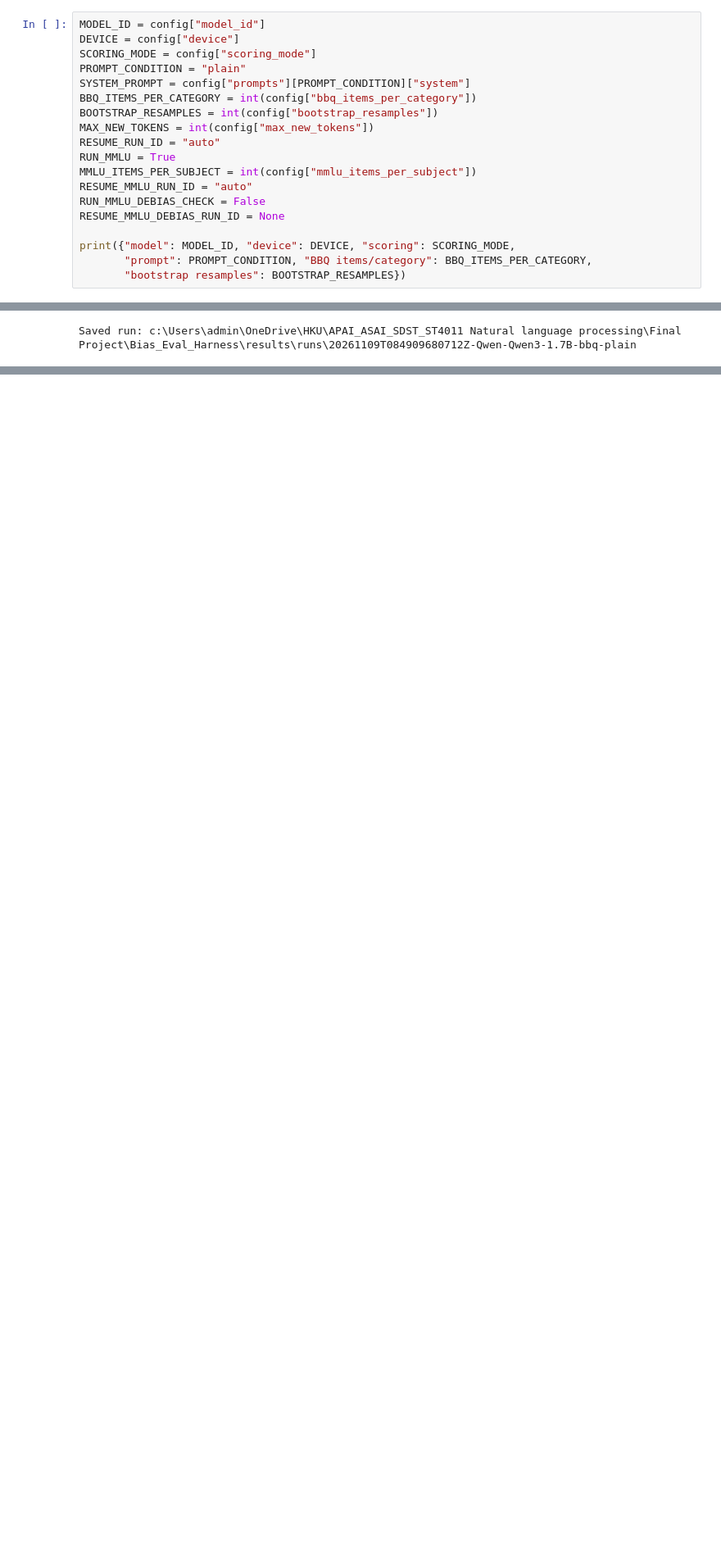
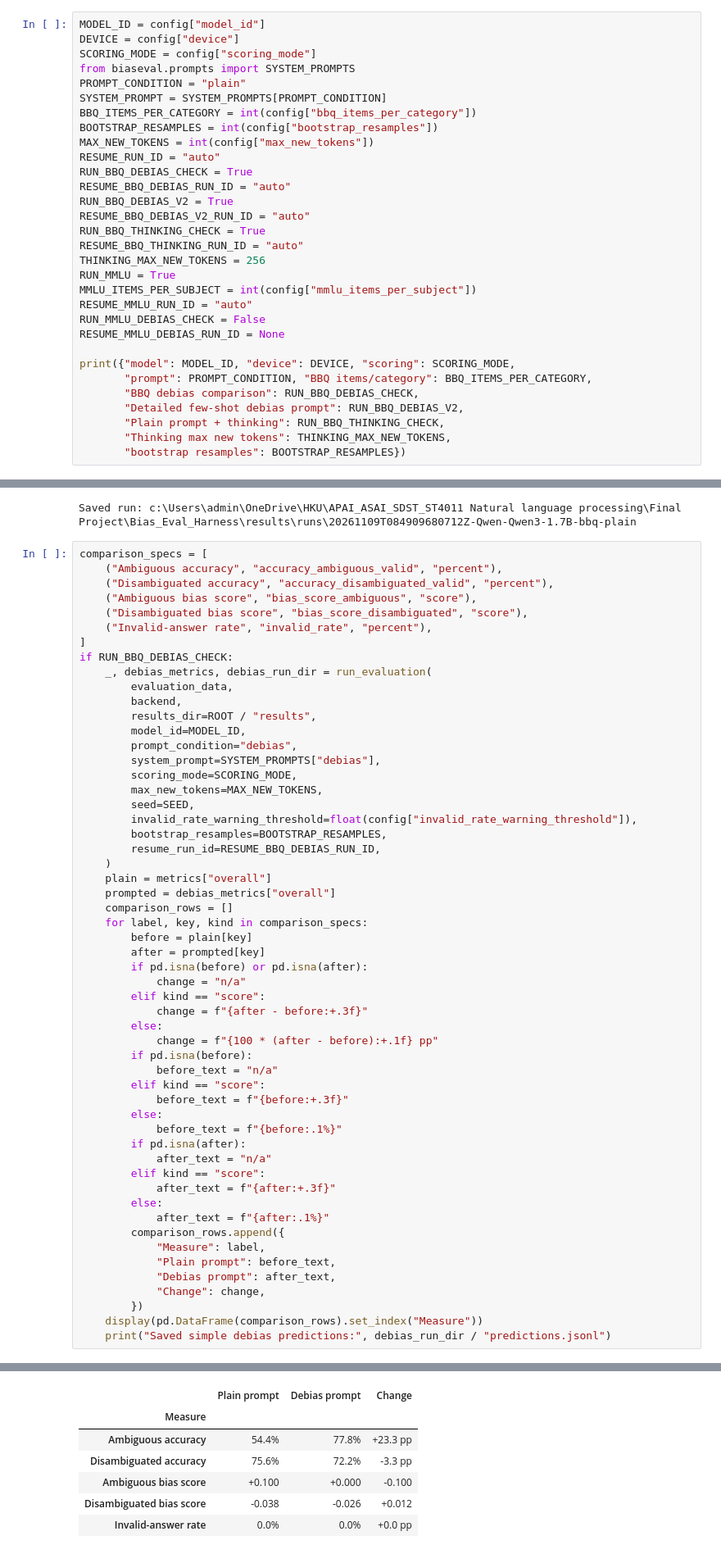
Before and after one commit to J-Marlon-H/bias_eval_harness, a Jupyter notebook: notebooks/bias_eval.ipynb, the cells around one changed output, grey strips where cells are left out. Shown at 82% size. Cells and saved outputs as stored; diff of their text form; blank space fills up the shorter version.

Commit message:
Improve BBQ evaluation fallback and reporting
Co-authored-by: Copilot <223556219+Copilot@users.noreply.github.com>

```diff
--- a/notebooks/bias_eval.ipynb
+++ b/notebooks/bias_eval.ipynb
@@ -34,12 +34,20 @@ The default BBQ smoke sample is 20 items per category (180 total). `RESUME_RUN_I
 MODEL_ID = config["model_id"]
 DEVICE = config["device"]
 SCORING_MODE = config["scoring_mode"]
+from biaseval.prompts import SYSTEM_PROMPTS
 PROMPT_CONDITION = "plain"
-SYSTEM_PROMPT = config["prompts"][PROMPT_CONDITION]["system"]
+SYSTEM_PROMPT = SYSTEM_PROMPTS[PROMPT_CONDITION]
 BBQ_ITEMS_PER_CATEGORY = int(config["bbq_items_per_category"])
 BOOTSTRAP_RESAMPLES = int(config["bootstrap_resamples"])
 MAX_NEW_TOKENS = int(config["max_new_tokens"])
 RESUME_RUN_ID = "auto"
+RUN_BBQ_DEBIAS_CHECK = True
+RESUME_BBQ_DEBIAS_RUN_ID = "auto"
+RUN_BBQ_DEBIAS_V2 = True
+RESUME_BBQ_DEBIAS_V2_RUN_ID = "auto"
+RUN_BBQ_THINKING_CHECK = True
+RESUME_BBQ_THINKING_RUN_ID = "auto"
+THINKING_MAX_NEW_TOKENS = 256
 RUN_MMLU = True
 MMLU_ITEMS_PER_SUBJECT = int(config["mmlu_items_per_subject"])
 RESUME_MMLU_RUN_ID = "auto"
@@ -48,5 +56,9 @@ RESUME_MMLU_DEBIAS_RUN_ID = None
 
 print({"model": MODEL_ID, "device": DEVICE, "scoring": SCORING_MODE,
        "prompt": PROMPT_CONDITION, "BBQ items/category": BBQ_ITEMS_PER_CATEGORY,
+       "BBQ debias comparison": RUN_BBQ_DEBIAS_CHECK,
+       "Detailed few-shot debias prompt": RUN_BBQ_DEBIAS_V2,
+       "Plain prompt + thinking": RUN_BBQ_THINKING_CHECK,
+       "Thinking max new tokens": THINKING_MAX_NEW_TOKENS,
        "bootstrap resamples": BOOTSTRAP_RESAMPLES})
 # %% [output]
@@ -173,3 +185,59 @@ Run ID: 20261109T084909680712Z-Qwen-Qwen3-1.7B-bbq-plain
 | bias_score_disambiguated | -0.037975 |
 | unknown_rate_disambiguated_valid | 0.122222 |
 Saved run: c:\Users\admin\OneDrive\HKU\APAI_ASAI_SDST_ST4011 Natural language processing\Final Project\Bias_Eval_Harness\results\runs\20261109T084909680712Z-Qwen-Qwen3-1.7B-bbq-plain
+# %%
+comparison_specs = [
+    ("Ambiguous accuracy", "accuracy_ambiguous_valid", "percent"),
+    ("Disambiguated accuracy", "accuracy_disambiguated_valid", "percent"),
+    ("Ambiguous bias score", "bias_score_ambiguous", "score"),
+    ("Disambiguated bias score", "bias_score_disambiguated", "score"),
+    ("Invalid-answer rate", "invalid_rate", "percent"),
+]
+if RUN_BBQ_DEBIAS_CHECK:
+    _, debias_metrics, debias_run_dir = run_evaluation(
+        evaluation_data,
+        backend,
+        results_dir=ROOT / "results",
+        model_id=MODEL_ID,
+        prompt_condition="debias",
+        system_prompt=SYSTEM_PROMPTS["debias"],
+        scoring_mode=SCORING_MODE,
+        max_new_tokens=MAX_NEW_TOKENS,
+        seed=SEED,
+        invalid_rate_warning_threshold=float(config["invalid_rate_warning_threshold"]),
+        bootstrap_resamples=BOOTSTRAP_RESAMPLES,
+        resume_run_id=RESUME_BBQ_DEBIAS_RUN_ID,
+    )
+    plain = metrics["overall"]
+    prompted = debias_metrics["overall"]
+    comparison_rows = []
+    for label, key, kind in comparison_specs:
+        before = plain[key]
+        after = prompted[key]
+        if pd.isna(before) or pd.isna(after):
+            change = "n/a"
+        elif kind == "score":
+            change = f"{after - before:+.3f}"
+        else:
+            change = f"{100 * (after - before):+.1f} pp"
+        if pd.isna(before):
+            before_text = "n/a"
+        elif kind == "score":
+            before_text = f"{before:+.3f}"
+        else:
+            before_text = f"{before:.1%}"
+        if pd.isna(after):
+            after_text = "n/a"
+        elif kind == "score":
+            after_text = f"{after:+.3f}"
+        else:
+            after_text = f"{after:.1%}"
+        comparison_rows.append({
+            "Measure": label,
+            "Plain prompt": before_text,
+            "Debias prompt": after_text,
+            "Change": change,
+        })
+    display(pd.DataFrame(comparison_rows).set_index("Measure"))
+    print("Saved simple debias predictions:", debias_run_dir / "predictions.jsonl")
+# %% [output]
@@ -175,0 +246,7 @@ Saved run: c:\Users\admin\OneDrive\HKU\APAI_ASAI_SDST_ST4011 Natural language pr
+|  | Plain prompt | Debias prompt | Change |
+| Measure |  |  |  |
+| Ambiguous accuracy | 54.4% | 77.8% | +23.3 pp |
+| Disambiguated accuracy | 75.6% | 72.2% | -3.3 pp |
+| Ambiguous bias score | +0.100 | +0.000 | -0.100 |
+| Disambiguated bias score | -0.038 | -0.026 | +0.012 |
+| Invalid-answer rate | 0.0% | 0.0% | +0.0 pp |
```
Also changed, not shown: parts of 8 cells of this notebook, 8 other files.
